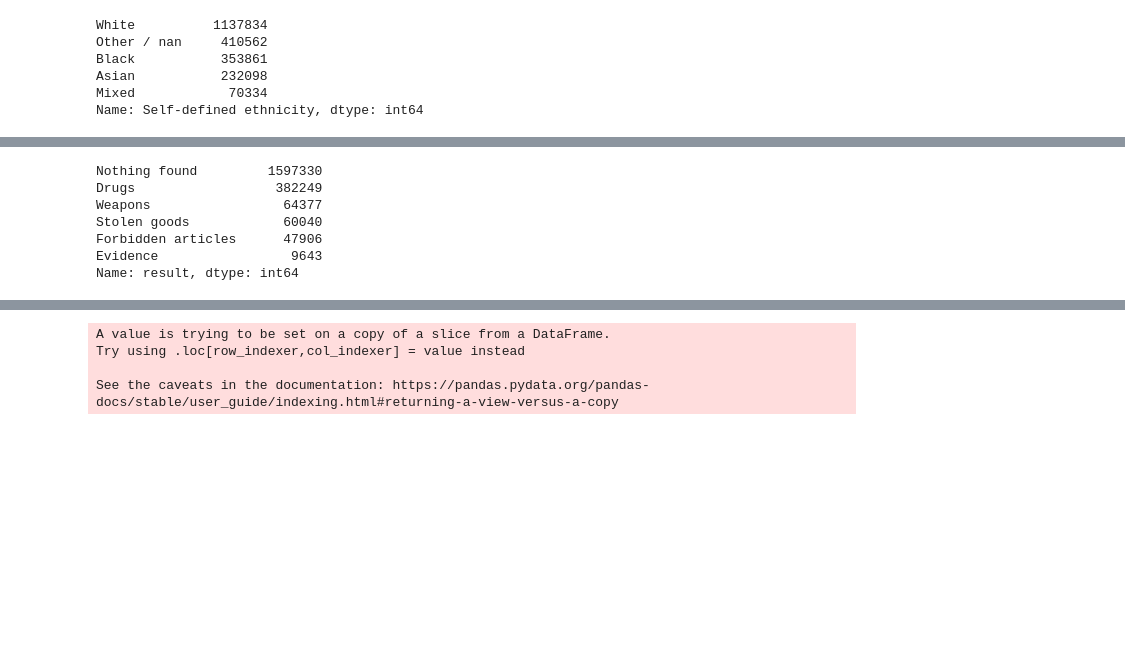
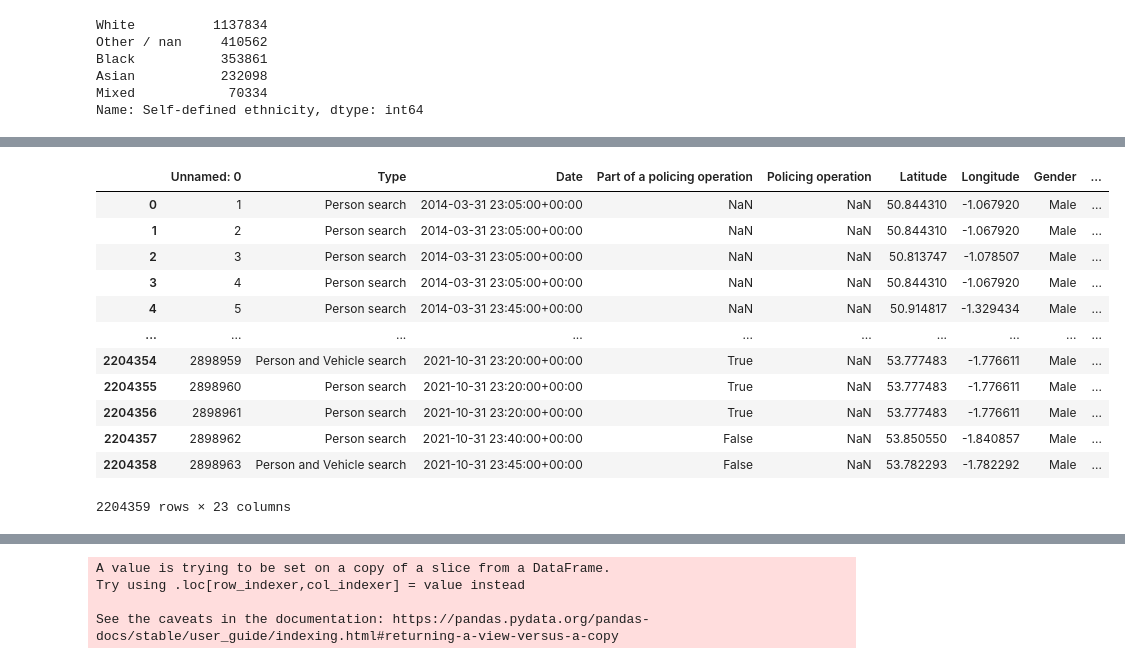
Before and after one commit to S-Diemel/JBG050, a Jupyter notebook: Stijn.ipynb, the cells around one changed output, grey strips where cells are left out. Saved outputs shown, nothing was run; the diff lists cells and outputs as text; code cells hidden in the pictures; blank space fills up the shorter version.

```diff
--- a/Stijn.ipynb
+++ b/Stijn.ipynb
@@ -206,10 +198,16 @@ df.reset_index(drop=True, inplace=True)
 # %%
-df['result'].value_counts()
+df
 # %% [output]
+|  | Unnamed: 0 | Type | Date | Part of a policing operation | Policing operation | Latitude | Longitude | Gender | ... |
+| 0 | 1 | Person search | 2014-03-31 23:05:00+00:00 | NaN | NaN | 50.844310 | -1.067920 | Male | ... |
+| 1 | 2 | Person search | 2014-03-31 23:05:00+00:00 | NaN | NaN | 50.844310 | -1.067920 | Male | ... |
+| 2 | 3 | Person search | 2014-03-31 23:05:00+00:00 | NaN | NaN | 50.813747 | -1.078507 | Male | ... |
+| 3 | 4 | Person search | 2014-03-31 23:05:00+00:00 | NaN | NaN | 50.844310 | -1.067920 | Male | ... |
+| 4 | 5 | Person search | 2014-03-31 23:45:00+00:00 | NaN | NaN | 50.914817 | -1.329434 | Male | ... |
+| ... | ... | ... | ... | ... | ... | ... | ... | ... | ... |
+| 2204354 | 2898959 | Person and Vehicle search | 2021-10-31 23:20:00+00:00 | True | NaN | 53.777483 | -1.776611 | Male | ... |
+| 2204355 | 2898960 | Person search | 2021-10-31 23:20:00+00:00 | True | NaN | 53.777483 | -1.776611 | Male | ... |
+| 2204356 | 2898961 | Person search | 2021-10-31 23:20:00+00:00 | True | NaN | 53.777483 | -1.776611 | Male | ... |
+| 2204357 | 2898962 | Person search | 2021-10-31 23:40:00+00:00 | False | NaN | 53.850550 | -1.840857 | Male | ... |
+| 2204358 | 2898963 | Person and Vehicle search | 2021-10-31 23:45:00+00:00 | False | NaN | 53.782293 | -1.782292 | Male | ... |
-Nothing found         1597330
-Drugs                  382249
-Weapons                 64377
-Stolen goods            60040
-Forbidden articles      47906
-Evidence                 9643
-Name: result, dtype: int64
+2204359 rows × 23 columns
```
Also changed, not shown: parts of 6 cells of this notebook.
